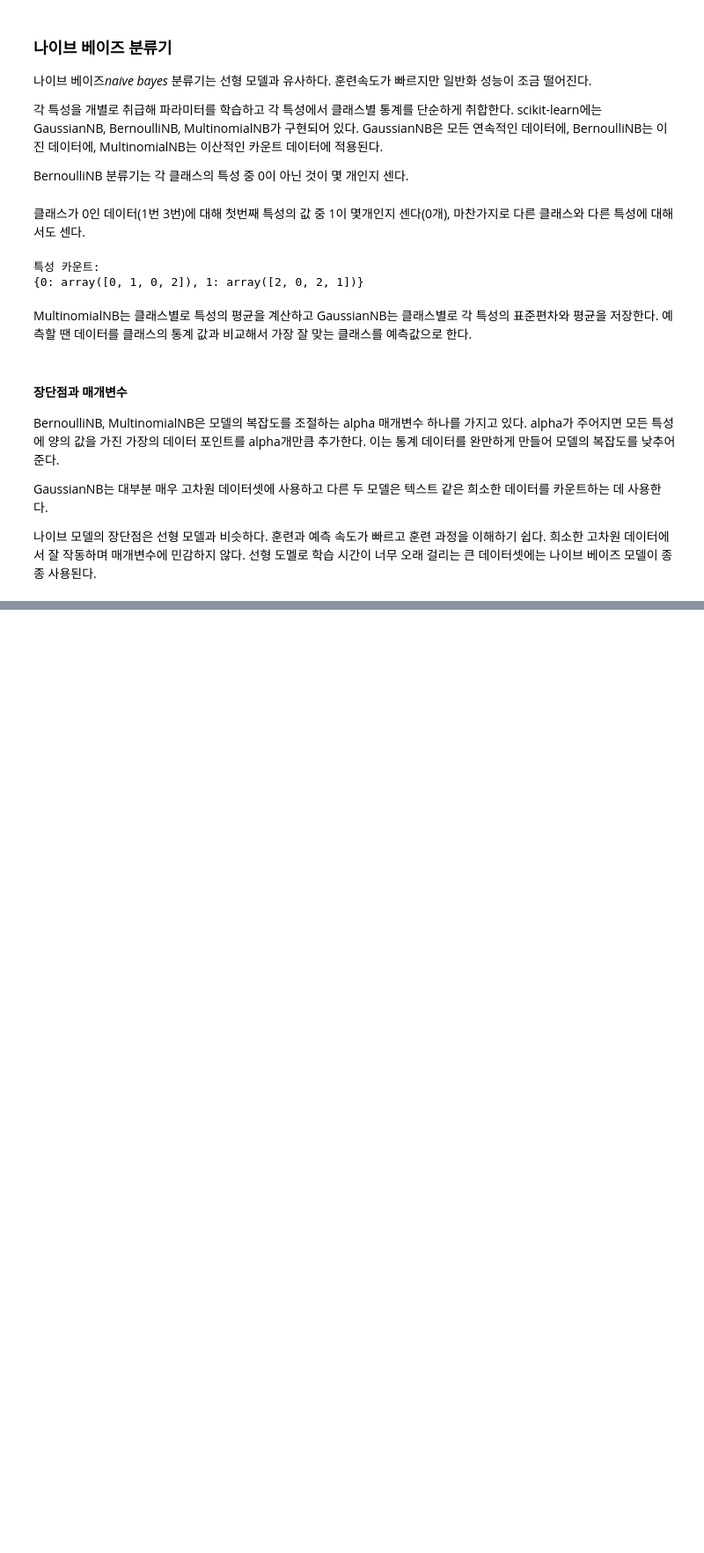
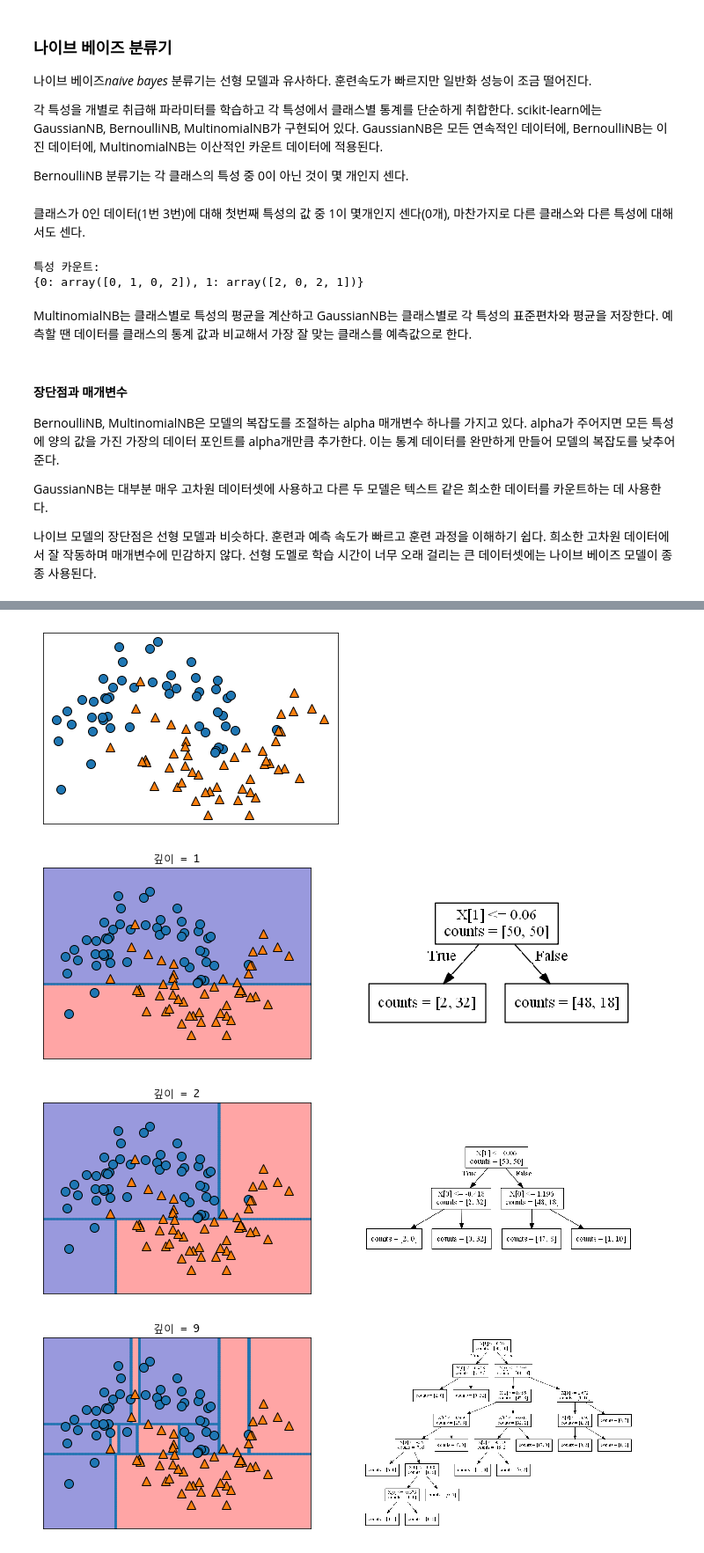
Before and after one commit to youbeebee/ML-with-Python, a Jupyter notebook: ch2.지도학습.ipynb, the cells around one changed output, grey strips where cells are left out. Shown at 88% size. Cells and saved outputs as stored; diff of their text form; code cells hidden in the pictures; blank space fills up the shorter version.

```diff
--- a/ch2.지도학습.ipynb
+++ b/ch2.지도학습.ipynb
@@ -637,0 +652,7 @@ GaussianNB는 대부분 매우 고차원 데이터셋에 사용하고 다른 두
+# %%
+mglearn.plots.plot_tree_progressive()
+# %% [output]
+[figure, added]
+[figure, added]
+[figure, added]
+[figure, added]
```
Also changed, not shown: parts of 17 cells of this notebook, 11 other files.
